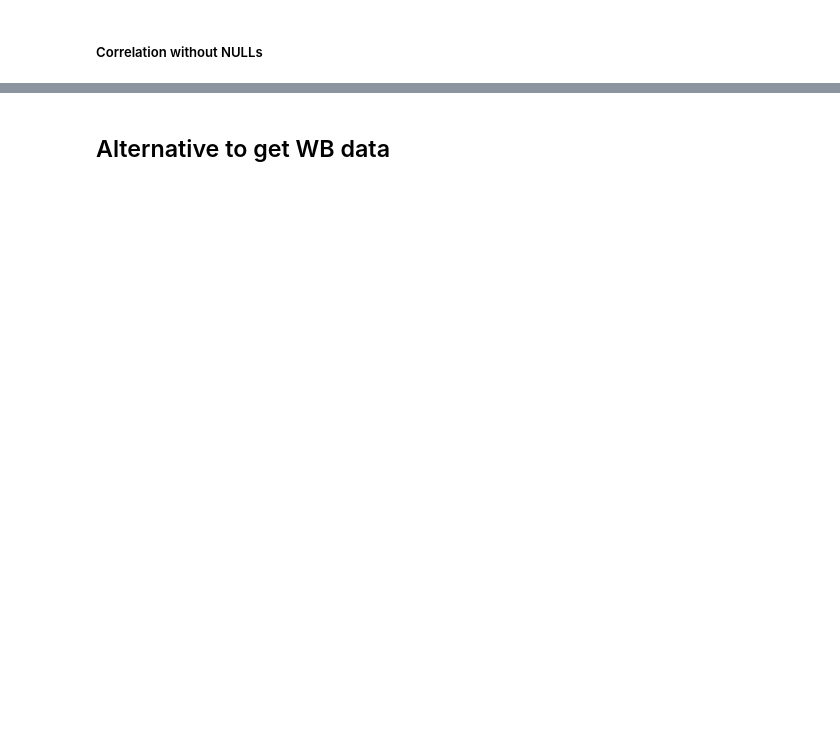
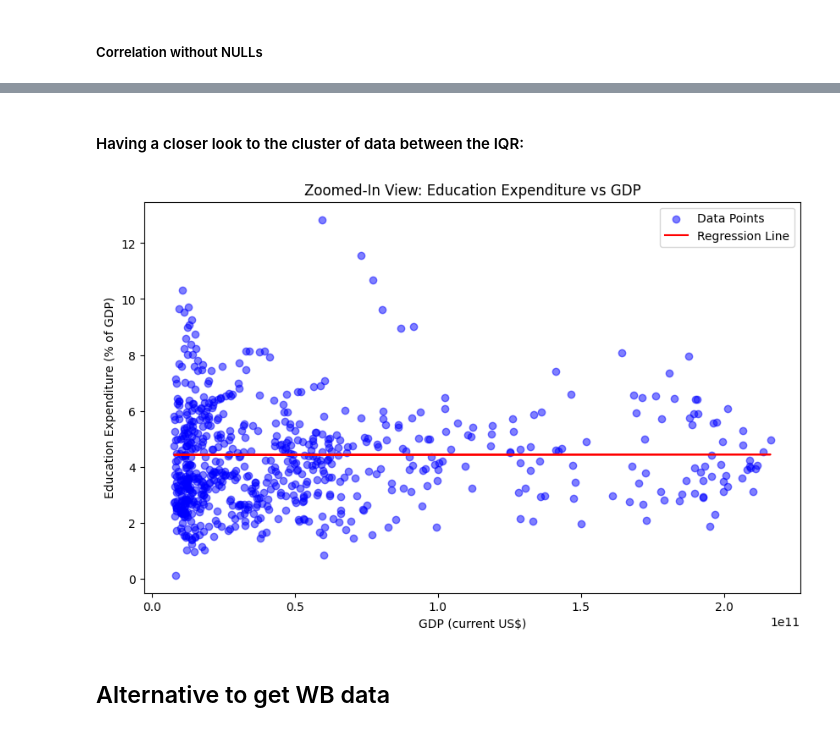
Before and after one commit to MatiasBorrellH/Live_Coding_Challenge, a Jupyter notebook: live_code.ipynb, the cells around one changed output, grey strips where cells are left out. Drawn from its saved outputs; the diff is of its cells as text; code cells hidden in the pictures; blank space fills up the shorter version.

```diff
--- a/live_code.ipynb
+++ b/live_code.ipynb
@@ -227,3 +286,36 @@ corr.style.background_gradient(cmap='coolwarm', axis=None).format(precision=2)
+# %% [markdown]
+#### Having a closer look to the cluster of data between the IQR:
+# %%
+# To get a better visualization, we are gonna focus on the Interquartile Range
+gdp_stats = df_t2_filtered[gdp].describe()
+
+# We'll focus on the interquartile range (IQR) to zoom into the densest area
+q1 = gdp_stats['25%']
+q3 = gdp_stats['75%']
+
+# Filter data within this range
+dense_data = df_t2_filtered[(df_t2_filtered[gdp] >= q1) & (df_t2_filtered[gdp] <= q3)]
+
+# Prepare data for plotting
+X_dense = dense_data[gdp].values.reshape(-1, 1)
+y_dense = dense_data[education_exp].values
+
+# Scatter plot of the dense cluster
+plt.figure(figsize=(10, 6))
+plt.scatter(X_dense, y_dense, color='blue', alpha=0.5, label='Data Points')
+
+# Regression line for the dense cluster
+y_pred_dense = model.predict(X_dense)
+plt.plot(X_dense, y_pred_dense, color='red', label='Regression Line')
+
+# Labels and title
+plt.xlabel('GDP (current US$)')
+plt.ylabel('Education Expenditure (% of GDP)')
+plt.title('Zoomed-In View: Education Expenditure vs GDP')
+plt.legend()
+plt.show()
+# %% [output]
+[figure, added]
 # %% [markdown]
 ## Alternative to get WB data
 # %%
```
Also changed, not shown: parts of 7 cells of this notebook, 2 other files.
